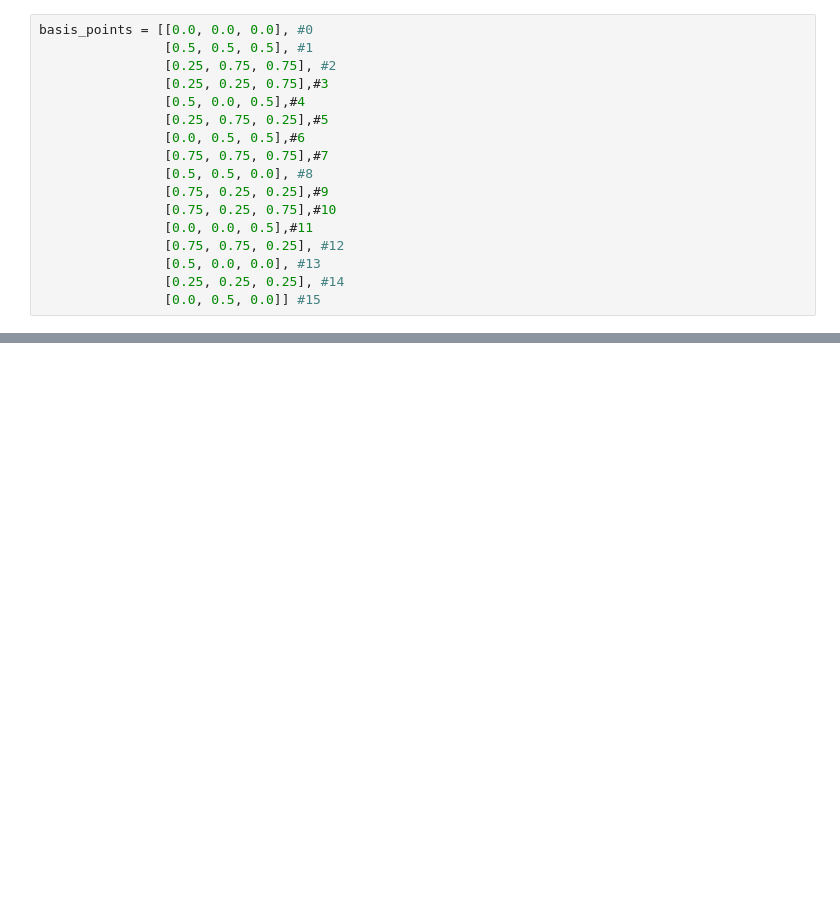
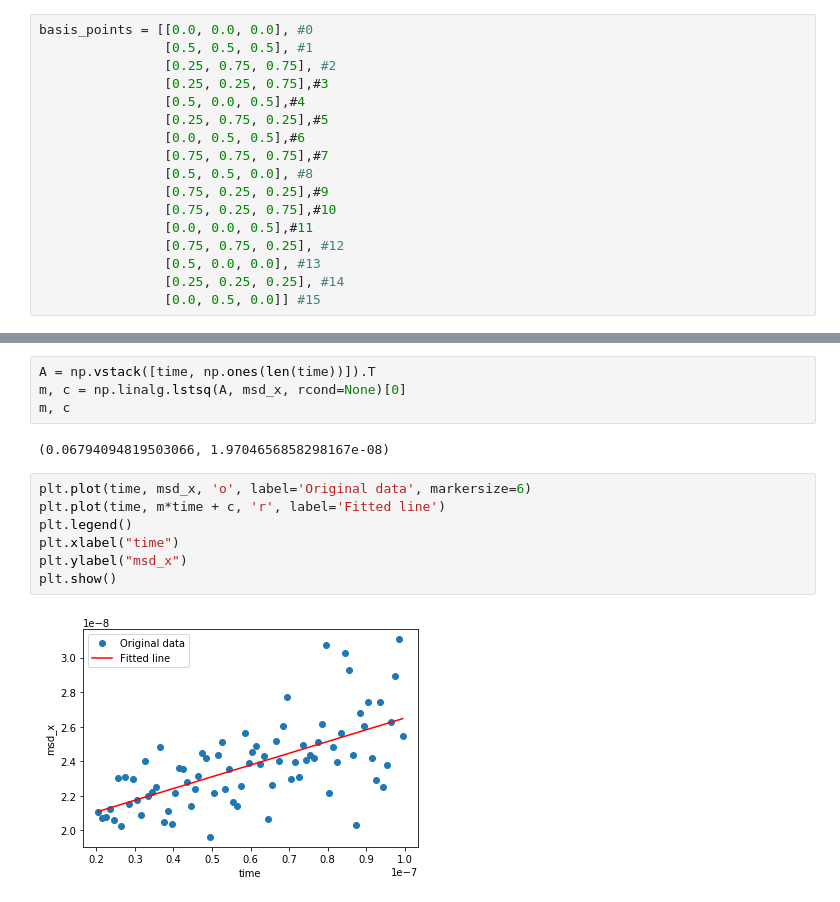
Before and after one commit to atan14/MSE485Project, a Jupyter notebook: interstitial_10x10x10/Calculate_interactions.ipynb, the cells around one changed output, grey strips where cells are left out. Cells and saved outputs as stored; diff of their text form; blank space fills up the shorter version.

```diff
--- a/interstitial_10x10x10/Calculate_interactions.ipynb
+++ b/interstitial_10x10x10/Calculate_interactions.ipynb
@@ -91,0 +175,15 @@ for idx, basis in enumerate(basis_set):
+# %%
+A = np.vstack([time, np.ones(len(time))]).T
+m, c = np.linalg.lstsq(A, msd_x, rcond=None)[0]
+m, c
+# %% [output]
+(0.06794094819503066, 1.9704656858298167e-08)
+# %%
+plt.plot(time, msd_x, 'o', label='Original data', markersize=6)
+plt.plot(time, m*time + c, 'r', label='Fitted line')
+plt.legend()
+plt.xlabel("time")
+plt.ylabel("msd_x")
+plt.show()
+# %% [output]
+[figure, added]
```
Also changed, not shown: parts of 14 cells of this notebook, 2 other files.
